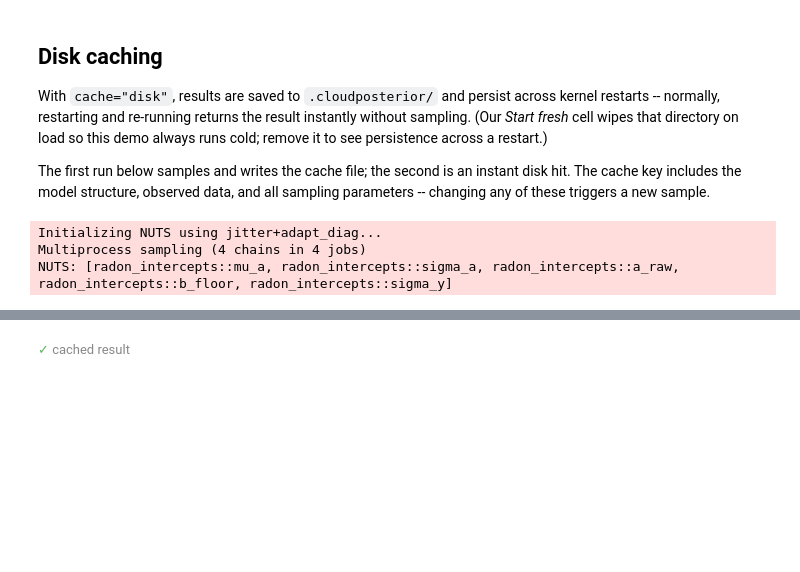
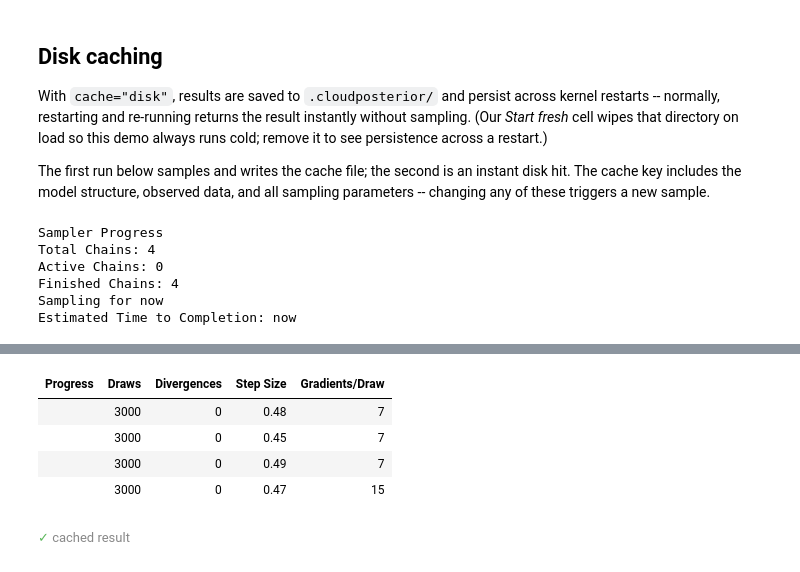
Before and after one commit to justmytwospence/cloudposterior, a Jupyter notebook: examples/caching.ipynb, the cells around one changed output, grey strips where cells are left out. Saved outputs shown, nothing was run; the diff lists cells and outputs as text; code cells hidden in the pictures; blank space fills up the shorter version.

```diff
--- a/examples/caching.ipynb
+++ b/examples/caching.ipynb
@@ -73,9 +79,12 @@ With `cache="disk"`, results are saved to `.cloudposterior/` and persist across
 
 The first run below samples and writes the cache file; the second is an instant disk hit. The cache key includes the model structure, observed data, and all sampling parameters -- changing any of these triggers a new sample.
 # %%
-with cp.cloud(radon, cache="disk"):
-    idata = pm.sample(draws=2000, tune=1000, chains=4)
+with cp.cloud(radon, cache='disk'):
+    _idata = pm.sample(draws=2000, tune=1000, chains=4)
 # %% [output]
-Initializing NUTS using jitter+adapt_diag...
-Multiprocess sampling (4 chains in 4 jobs)
-NUTS: [radon_intercepts::mu_a, radon_intercepts::sigma_a, radon_intercepts::a_raw, radon_intercepts::b_floor, radon_intercepts::sigma_y]
+Sampler Progress
+Total Chains: 4
+Active Chains: 0
+Finished Chains: 4
+Sampling for now
+Estimated Time to Completion: now
@@ -85 +91,6 @@ Sampling 4 chains for 1_000 tune and 2_000 draw iterations (4_000 + 8_000 draws
+| Progress | Draws | Divergences | Step Size | Gradients/Draw |
+|  | 3000 | 0 | 0.48 | 7 |
+|  | 3000 | 0 | 0.45 | 7 |
+|  | 3000 | 0 | 0.49 | 7 |
+|  | 3000 | 0 | 0.47 | 15 |
 # %%
```
Also changed, not shown: parts of 10 cells of this notebook, 3 other files.
